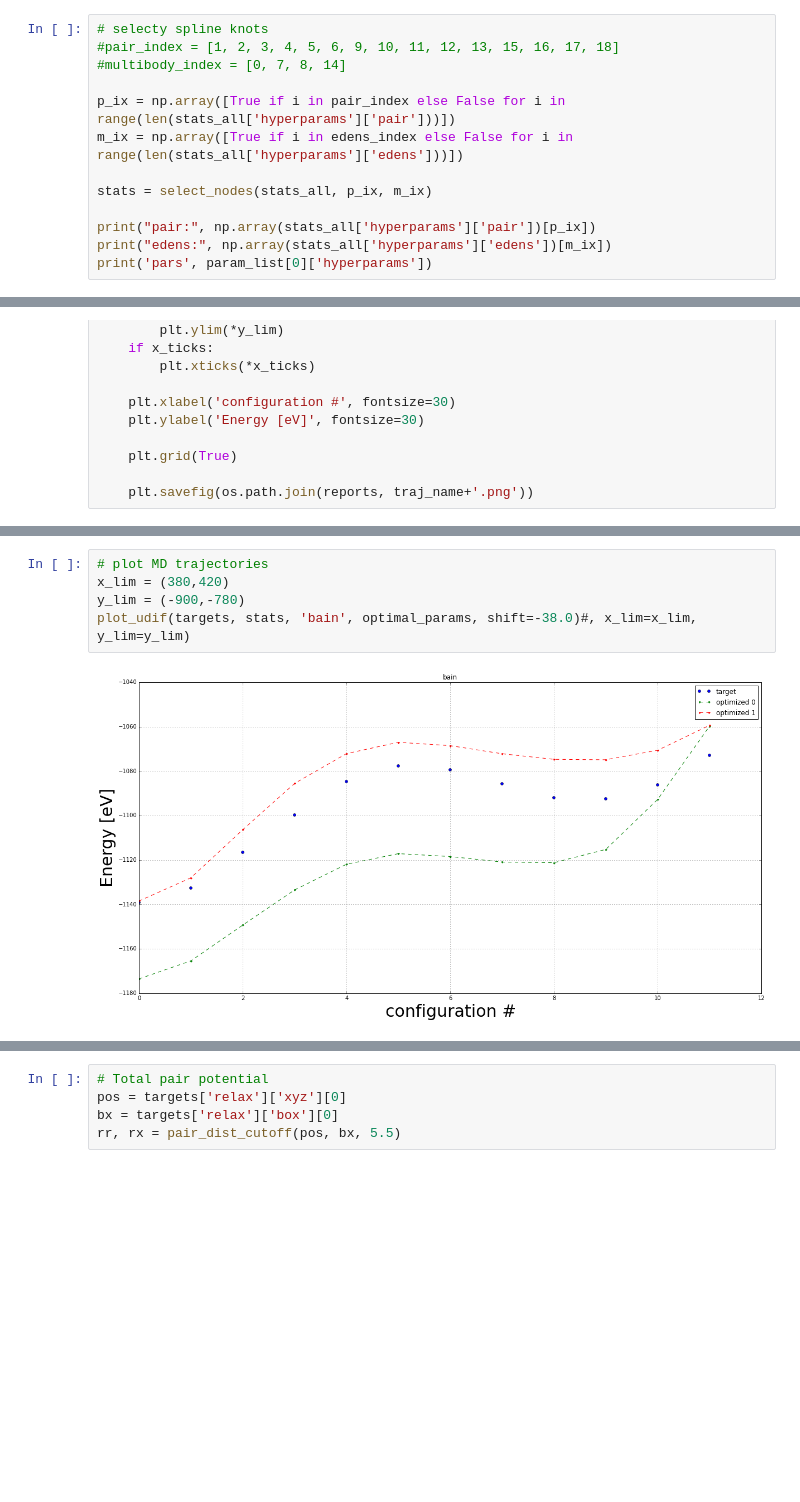
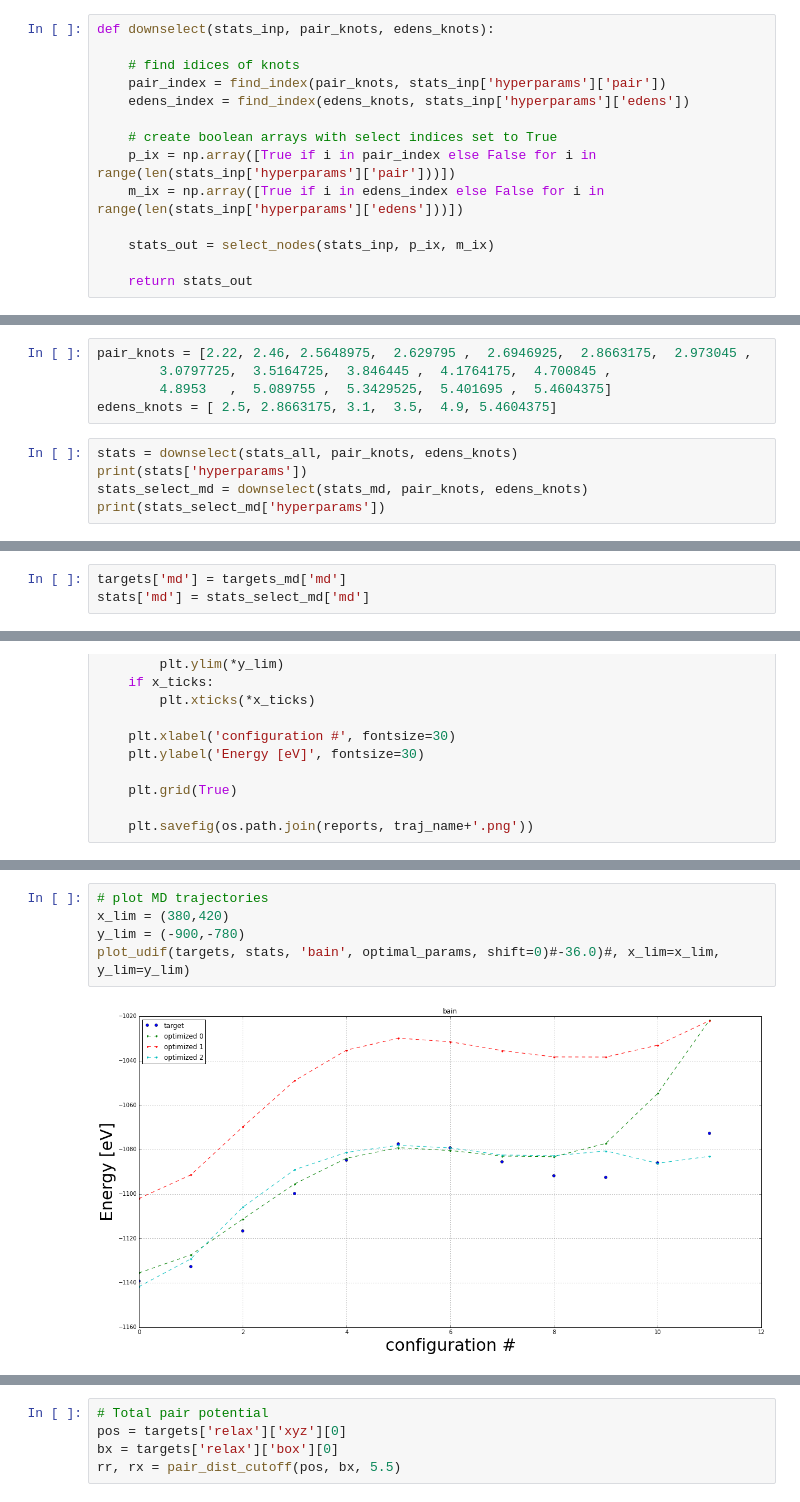
Before and after one commit to vlcekl/eam-models, a Jupyter notebook: notebooks/inspect_and_save.ipynb, the cells around one changed output, grey strips where cells are left out. Cells and saved outputs as stored; diff of their text form; blank space fills up the shorter version.

```diff
--- a/notebooks/inspect_and_save.ipynb
+++ b/notebooks/inspect_and_save.ipynb
@@ -72,13 +107,14 @@ print('edens_index:', edens_index)
 # %%
-# selecty spline knots
-#pair_index = [1, 2, 3, 4, 5, 6, 9, 10, 11, 12, 13, 15, 16, 17, 18]
-#multibody_index = [0, 7, 8, 14]
+def downselect(stats_inp, pair_knots, edens_knots):
 
-p_ix = np.array([True if i in pair_index else False for i in range(len(stats_all['hyperparams']['pair']))])
-m_ix = np.array([True if i in edens_index else False for i in range(len(stats_all['hyperparams']['edens']))])
+    # find idices of knots
+    pair_index = find_index(pair_knots, stats_inp['hyperparams']['pair'])
+    edens_index = find_index(edens_knots, stats_inp['hyperparams']['edens'])
 
-stats = select_nodes(stats_all, p_ix, m_ix)
+    # create boolean arrays with select indices set to True
+    p_ix = np.array([True if i in pair_index else False for i in range(len(stats_inp['hyperparams']['pair']))])
+    m_ix = np.array([True if i in edens_index else False for i in range(len(stats_inp['hyperparams']['edens']))])
 
-print("pair:", np.array(stats_all['hyperparams']['pair'])[p_ix])
-print("edens:", np.array(stats_all['hyperparams']['edens'])[m_ix])
-print('pars', param_list[0]['hyperparams'])
+    stats_out = select_nodes(stats_inp, p_ix, m_ix)
+
+    return stats_out
@@ -90,0 +121,10 @@ print('pars', param_list[0]['hyperparams'])
+# %%
+pair_knots = [2.22, 2.46, 2.5648975,  2.629795 ,  2.6946925,  2.8663175,  2.973045 ,
+        3.0797725,  3.5164725,  3.846445 ,  4.1764175,  4.700845 ,
+        4.8953   ,  5.089755 ,  5.3429525,  5.401695 ,  5.4604375]
+edens_knots = [ 2.5, 2.8663175, 3.1,  3.5,  4.9, 5.4604375]
+# %%
+stats = downselect(stats_all, pair_knots, edens_knots)
+print(stats['hyperparams'])
+stats_select_md = downselect(stats_md, pair_knots, edens_knots)
+print(stats_select_md['hyperparams'])
@@ -90,0 +134,3 @@ print('pars', param_list[0]['hyperparams'])
+# %%
+targets['md'] = targets_md['md']
+stats['md'] = stats_select_md['md']
@@ -382,10 +716,10 @@ plot_udif(targets, stats, 'md', optimal_params)#, x_lim=x_lim, y_lim=y_lim, shif
 # %%
 # plot MD trajectories
 x_lim = (380,420)
 y_lim = (-900,-780)
-plot_udif(targets, stats, 'bain', optimal_params, shift=-38.0)#, x_lim=x_lim, y_lim=y_lim)
+plot_udif(targets, stats, 'bain', optimal_params, shift=0)#-36.0)#, x_lim=x_lim, y_lim=y_lim)
 # %% [output]
-[figure, old version]
+[figure, new version]
 # %%
 optimal_params
 # %% [output]
```
Also changed, not shown: parts of 35 cells of this notebook, 26 other files.
